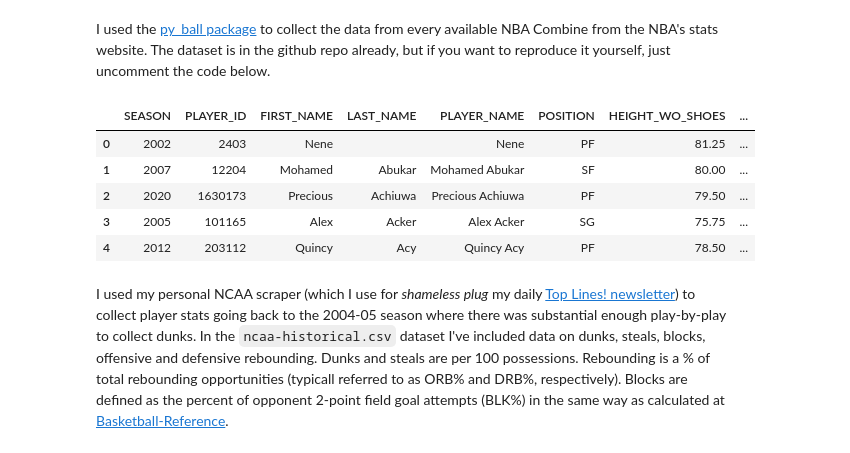
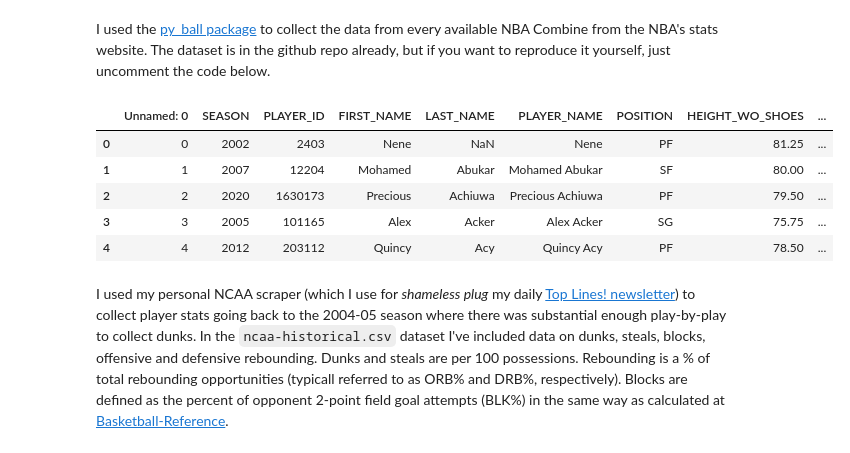
Before and after one commit to EvanZ/draft_measurements_model, a Jupyter notebook: measurements.ipynb, the cells around one changed output. Saved outputs shown, nothing was run; the diff lists cells and outputs as text; code cells hidden in the pictures.

```diff
--- a/measurements.ipynb
+++ b/measurements.ipynb
@@ -84,24 +84,24 @@ I used the [py_ball package](https://github.com/basketballrelativity/py_ball) to
 # %%
 # draft_records = draft.Draft(headers=HEADERS,
 #                          endpoint='draftcombinestats',
 #                          league_id='00',
 #                          season_year='All Time').data['DraftCombineStats']
 # draft_df = pd.DataFrame.from_records(draft_records)
 # draft_df['NORMALIZED_PLAYER_NAME'] = draft_df['PLAYER_NAME'].map(lambda name: "-".join(name.lower().replace('.','').replace("'",'').split(' ')))
 # draft_df['WEIGHT'].replace('', np.nan, inplace=True)
 # draft_df['WEIGHT'] = draft_df['WEIGHT'].astype(float)
 # draft_df['HEIGHT_WO_SHOES'].replace('', np.nan, inplace=True)
 # draft_df = draft_df.dropna(subset=['WEIGHT','HEIGHT_WO_SHOES','WINGSPAN','STANDING_REACH'],)
 # draft_df.to_csv('data/historical_draft_data.csv')
-pd.read_csv('data/historical_draft_data.csv')
+draft_df = pd.read_csv('data/historical_draft_data.csv')
 draft_df.head()
 # %% [output]
-|  | SEASON | PLAYER_ID | FIRST_NAME | LAST_NAME | PLAYER_NAME | POSITION | HEIGHT_WO_SHOES | ... |
-| 0 | 2002 | 2403 | Nene |  | Nene | PF | 81.25 | ... |
-| 1 | 2007 | 12204 | Mohamed | Abukar | Mohamed Abukar | SF | 80.00 | ... |
-| 2 | 2020 | 1630173 | Precious | Achiuwa | Precious Achiuwa | PF | 79.50 | ... |
-| 3 | 2005 | 101165 | Alex | Acker | Alex Acker | SG | 75.75 | ... |
-| 4 | 2012 | 203112 | Quincy | Acy | Quincy Acy | PF | 78.50 | ... |
+|  | Unnamed: 0 | SEASON | PLAYER_ID | FIRST_NAME | LAST_NAME | PLAYER_NAME | POSITION | HEIGHT_WO_SHOES | ... |
+| 0 | 0 | 2002 | 2403 | Nene | NaN | Nene | PF | 81.25 | ... |
+| 1 | 1 | 2007 | 12204 | Mohamed | Abukar | Mohamed Abukar | SF | 80.00 | ... |
+| 2 | 2 | 2020 | 1630173 | Precious | Achiuwa | Precious Achiuwa | PF | 79.50 | ... |
+| 3 | 3 | 2005 | 101165 | Alex | Acker | Alex Acker | SG | 75.75 | ... |
+| 4 | 4 | 2012 | 203112 | Quincy | Acy | Quincy Acy | PF | 78.50 | ... |
 # %% [markdown]
 I used my personal NCAA scraper (which I use for *shameless plug* my daily [Top Lines! newsletter](https://toplines.mailchimpsites.com/)) to collect player stats going back to the 2004-05 season where there was substantial enough play-by-play to collect dunks. In the `ncaa-historical.csv` dataset I've included data on dunks, steals, blocks, offensive and defensive rebounding. Dunks and steals are per 100 possessions. Rebounding is a % of total rebounding opportunities (typicall referred to as ORB% and DRB%, respectively). Blocks are defined as the percent of opponent 2-point field goal attempts (BLK%) in the same way as calculated at [Basketball-Reference](http://www.basketball-reference.com).
 # %%
```
Also changed, not shown: parts of 14 cells of this notebook, 2 other files.
